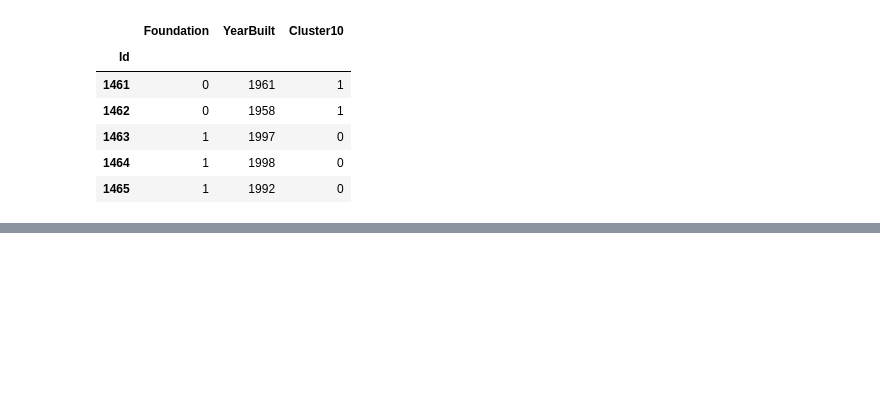
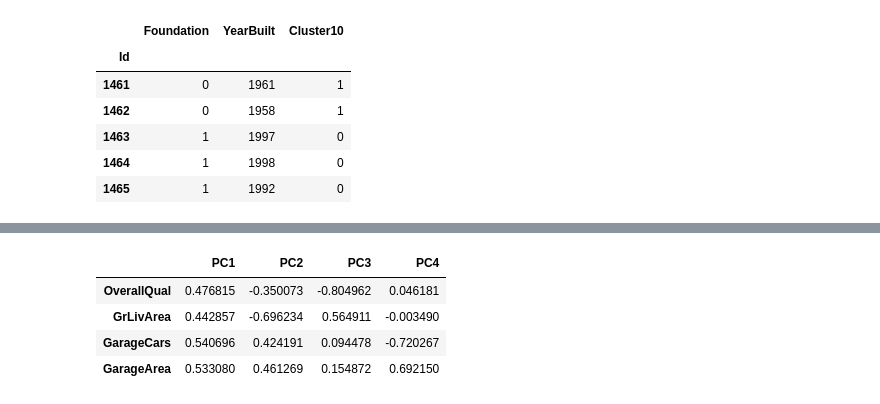
Before and after one commit to naseemap47/predictHousePrices-MachineLearning-python, a Jupyter notebook: jupyter_notebook.ipynb, the cells around one changed output, grey strips where cells are left out. Saved outputs shown, nothing was run; the diff lists cells and outputs as text; code cells hidden in the pictures; blank space fills up the shorter version.

```diff
--- a/jupyter_notebook.ipynb
+++ b/jupyter_notebook.ipynb
@@ -2362,0 +2391,12 @@ cluster_cols(data_test, 'Foundation', 'YearBuilt', 9, 'Cluster10')
+# %%
+loadings = pd.DataFrame(pca.components_.T,       # transpose the matrix of loadings
+                       columns=component_names,  # columns are pca
+                       index=x.columns           # rows - original features
+                       )
+loadings
+# %% [output]
+|  | PC1 | PC2 | PC3 | PC4 |
+| OverallQual | 0.476815 | -0.350073 | -0.804962 | 0.046181 |
+| GrLivArea | 0.442857 | -0.696234 | 0.564911 | -0.003490 |
+| GarageCars | 0.540696 | 0.424191 | 0.094478 | -0.720267 |
+| GarageArea | 0.533080 | 0.461269 | 0.154872 | 0.692150 |
```
Also changed, not shown: parts of 9 cells of this notebook.
